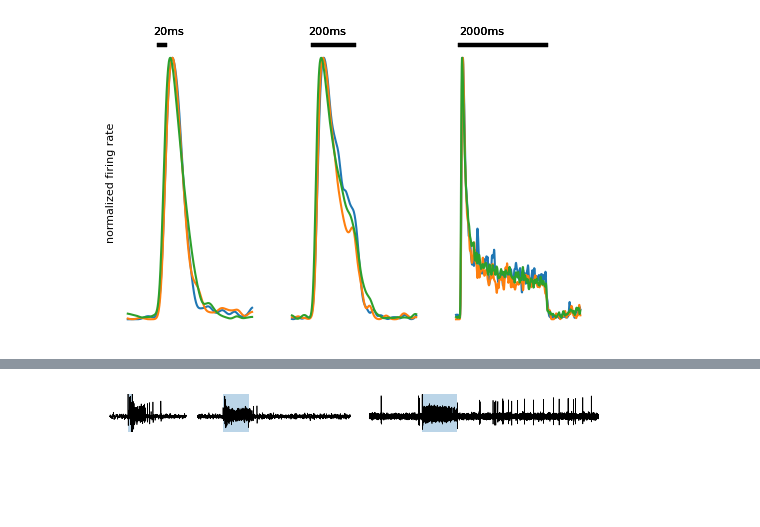
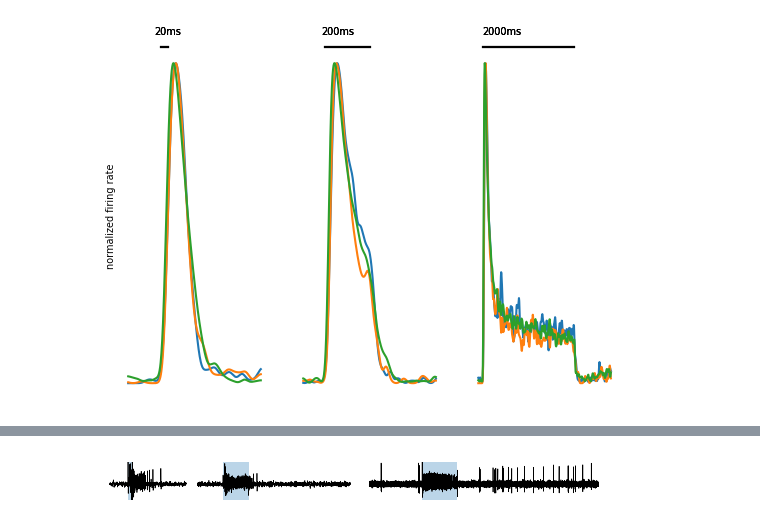
Before and after one commit to Tom83B/moth-duration-encoding, a Jupyter notebook: response duration.ipynb, the cells around one changed output, grey strips where cells are left out. Drawn from its saved outputs; the diff is of its cells as text; code cells hidden in the pictures; blank space fills up the shorter version.

```diff
--- a/response duration.ipynb
+++ b/response duration.ipynb
@@ -10,14 +10,18 @@ from scipy.stats import expon, geom
 import matplotlib.gridspec as gridspec
 import matplotlib.pyplot as plt
 from scipy import stats
-import pointproc as pp
+# import pointproc as pp
 from matplotlib.backends.backend_pdf import PdfPages
 from scipy.interpolate import UnivariateSpline
-plt.style.use('pcb')
+plt.style.use('jns')
+
+import seaborn as sns
 
 from utils import *
 from loaders import *
 from stan import *
+# %%
+LW_BAR = 1.5
 # %%
 durations_root = 'data/tungsten recordings/durations/'
 durdose_root = 'data/tungsten recordings/doses/'
@@ -183,29 +222,29 @@ def plot_dudoe_dur(axes, dur, *args, **kwargs):
 # %%
 def plot_shapes(axes, text_pos=1.09):
     xlims = [(-0.1, 0.3), (-0.1, 0.5), (-0.1, 2.8)]
     durations = ['20ms','200ms','2000ms']
 
     for ax, dur, xlim in zip(axes, durations, xlims):
         for dose in ['10pg','100pg','1ng']:
             kdes = []
             tt = np.linspace(xlim[0], xlim[1], 500)
             for rec in dudoe[dose, dur]:
                 kde = rec.kde(tt, shift=True, bw=0.01)
                 kdes.append(kde)
 
             kdes = np.array(kdes)
             mean_kde = kdes.mean(axis=0)
             ax.plot(tt, mean_kde / mean_kde.max(), label=dose)
 
             dur_num = float(dur[:-2])/1000
-            ax.plot([0, dur_num], [1.05, 1.05], color='black', lw=3)
+            ax.plot([0, dur_num], [1.05, 1.05], color='black', lw=LW_BAR)
             ax.text(-0.02, text_pos, f'{dur_num*1000:.0f}ms', ha='left')
             despine_ax(ax)
 
     axes[0].set_ylabel('normalized firing rate')
 
 fig, axes = plt.subplots(ncols=3)
 plot_shapes(axes)
 # %% [output]
-[figure, old version]
+[figure, new version]
 # %%
```
Also changed, not shown: parts of 20 cells of this notebook.
